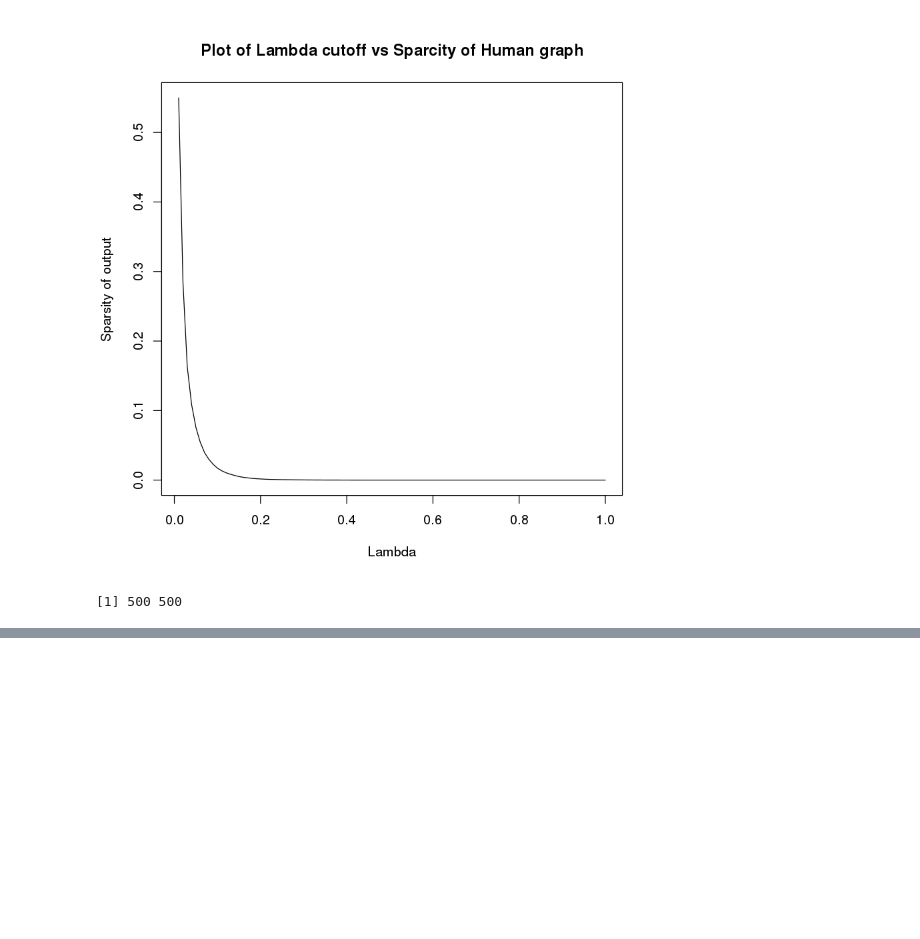
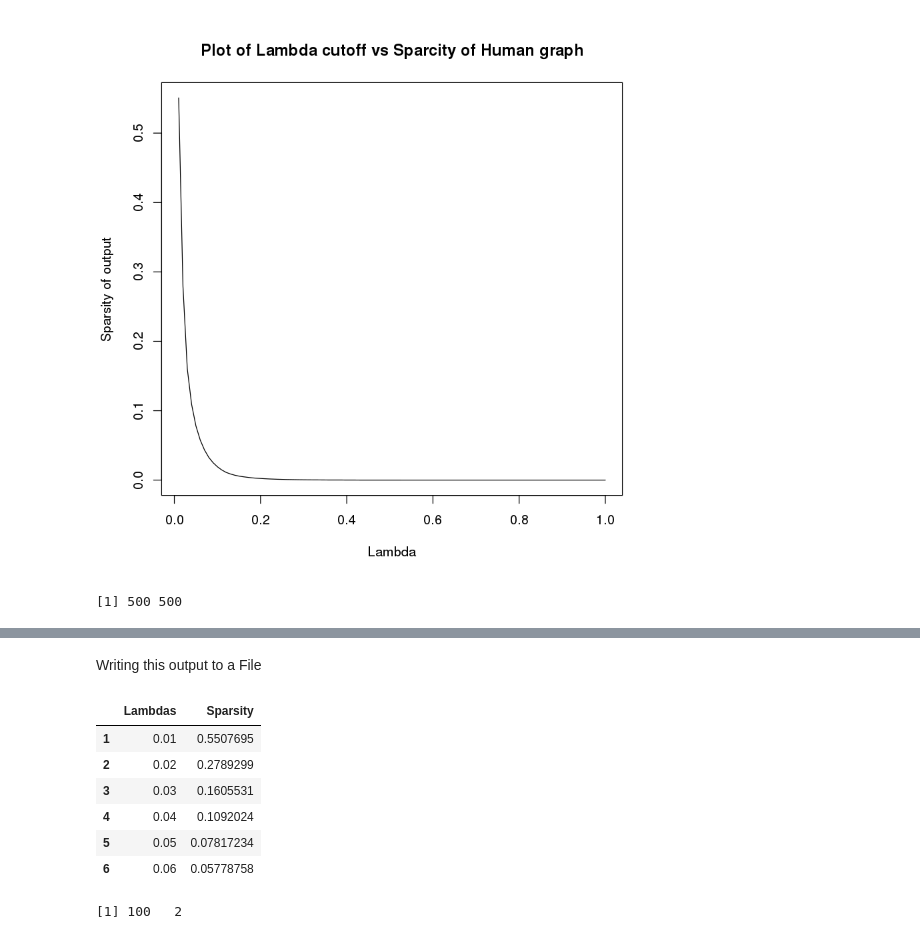
Before and after one commit to kanishkasthana/humanNeuronProject, a Jupyter notebook: processHumanData.ipynb, the cells around one changed output, grey strips where cells are left out. Cells and saved outputs as stored; diff of their text form; code cells hidden in the pictures; blank space fills up the shorter version.

```diff
--- a/processHumanData.ipynb
+++ b/processHumanData.ipynb
@@ -103,0 +118,2 @@ print(dim(graphModel$icov[[1]]))
+# %% [markdown]
+Writing this output to a File
@@ -103,0 +122,13 @@ print(dim(graphModel$icov[[1]]))
+# %%
+readingOutput=read.table("humanSparsityData.csv",header=TRUE)
+head(readingOutput)
+dim(readingOutput)
+# %% [output]
+|  | Lambdas | Sparsity |
+| 1 | 0.01 | 0.5507695 |
+| 2 | 0.02 | 0.2789299 |
+| 3 | 0.03 | 0.1605531 |
+| 4 | 0.04 | 0.1092024 |
+| 5 | 0.05 | 0.07817234 |
+| 6 | 0.06 | 0.05778758 |
+[1] 100   2
```
Also changed, not shown: parts of 6 cells of this notebook.
